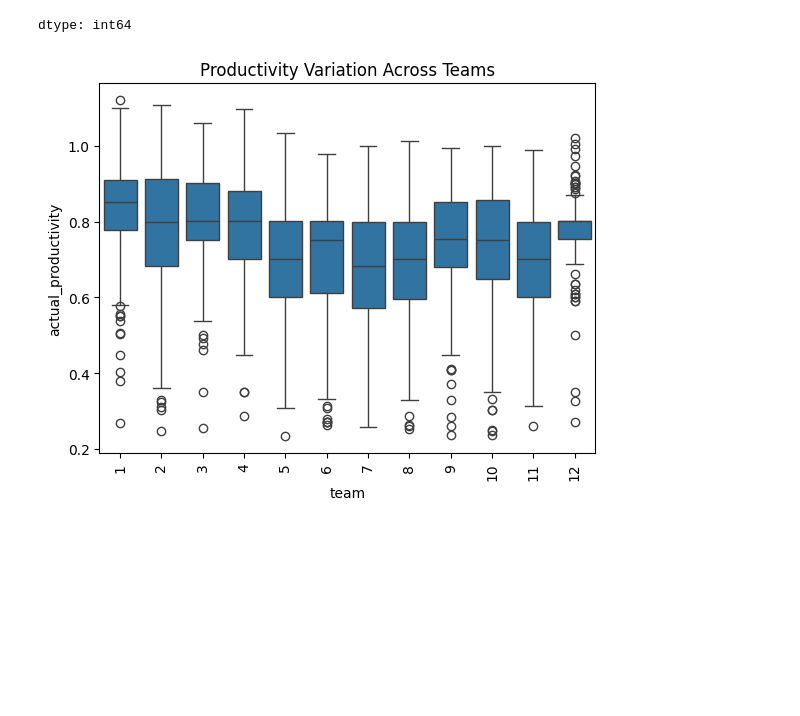
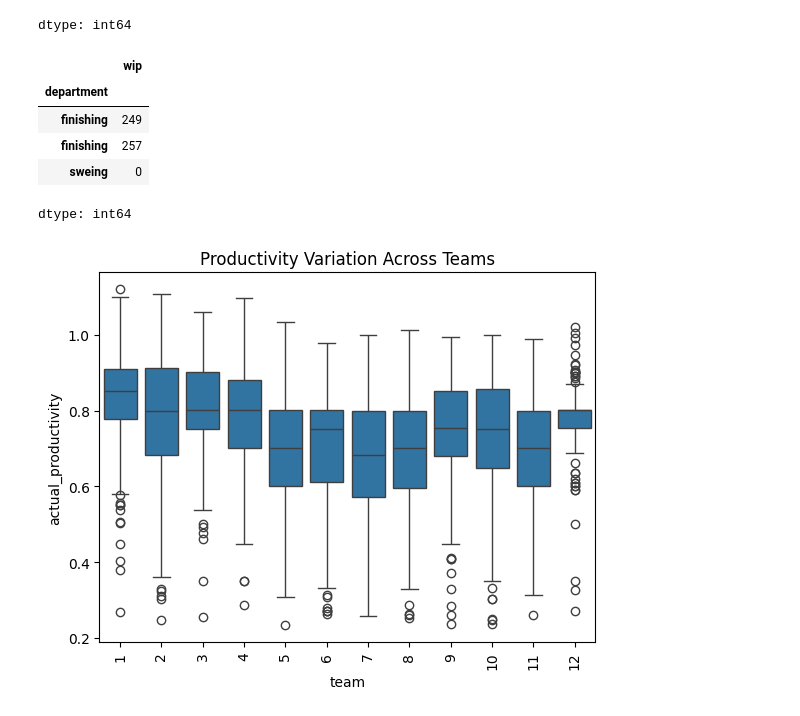
Before and after one commit to dakshini01/ProdFusion, a Jupyter notebook: codes/Data_Identification.ipynb, the cells around one changed output. Saved outputs shown, nothing was run; the diff lists cells and outputs as text; code cells hidden in the pictures; blank space fills up the shorter version.

```diff
--- a/codes/Data_Identification.ipynb
+++ b/codes/Data_Identification.ipynb
@@ -92,6 +92,15 @@ df.isnull().sum()
 | no_of_workers | 0 |
 | actual_productivity | 0 |
 dtype: int64
+# %%
+df.groupby('department')['wip'].apply(lambda x: x.isnull().sum())
+# %% [output]
+|  | wip |
+| department |  |
+| finishing | 249 |
+| finishing | 257 |
+| sweing | 0 |
+dtype: int64
 # %%
 #productivity over teams
 sns.boxplot(x="team", y="actual_productivity", data=df)
```
